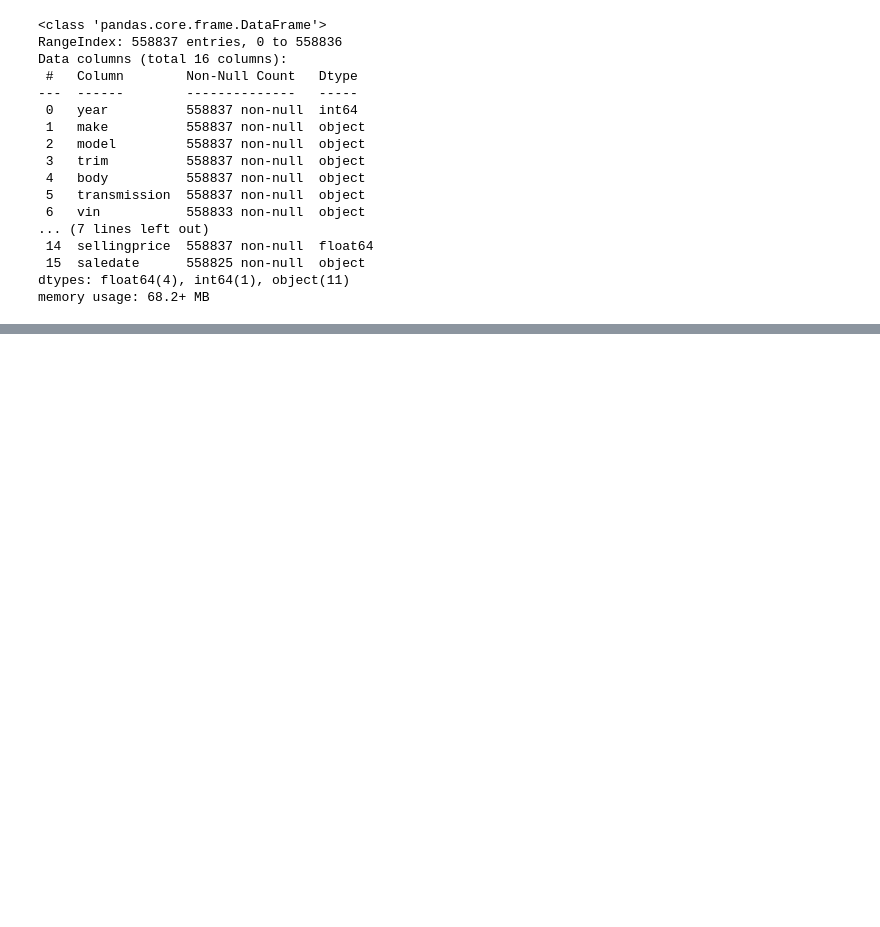
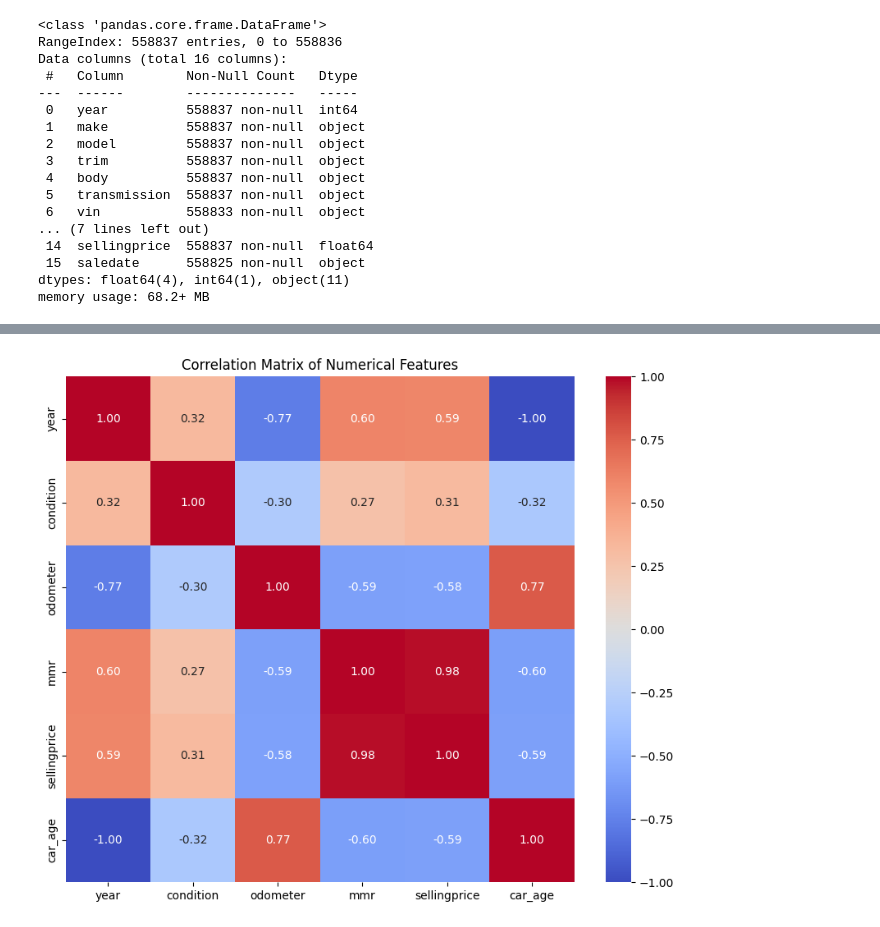
Before and after one commit to mdakram0778/Case-Study-Stock-Price-Analysis-of-IT-Companies, a Jupyter notebook: Mohd_Akram_cpda_10_Car_Data_Analysis.ipynb, the cells around one changed output, grey strips where cells are left out. Saved outputs shown, nothing was run; the diff lists cells and outputs as text; code cells hidden in the pictures; blank space fills up the shorter version.

```diff
--- a/Mohd_Akram_cpda_10_Car_Data_Analysis.ipynb
+++ b/Mohd_Akram_cpda_10_Car_Data_Analysis.ipynb
@@ -274,0 +417,8 @@ df_car_prices.to_csv('cleaned_car_prices.csv', index=False)
+# %%
+# Create car_age column
+
+df_car_prices['car_age'] = 2025 - df_car_prices['year']
+
+# Display year and car age
+
+df_car_prices[['year', 'car_age']].head()
@@ -274,0 +510,23 @@ df_car_prices.to_csv('cleaned_car_prices.csv', index=False)
+# %%
+# Select numerical columns
+
+numerical_columns = df_car_prices.select_dtypes(include=['int64', 'float64'])
+
+# Correlation matrix
+
+correlation_matrix = numerical_columns.corr()
+
+# Plot heatmap
+
+plt.figure(figsize=(10,8))
+
+sns.heatmap(correlation_matrix,
+            annot=True,
+            cmap='coolwarm',
+            fmt='.2f')
+
+plt.title('Correlation Matrix of Numerical Features')
+
+plt.show()
+# %% [output]
+[figure, added]
```
Also changed, not shown: parts of 35 cells of this notebook.
